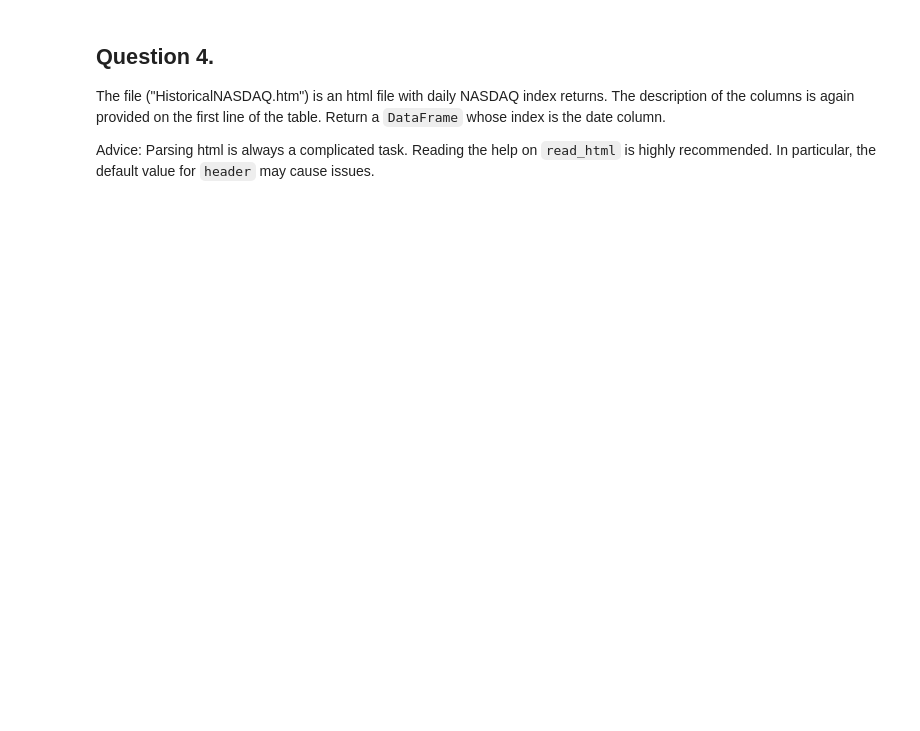
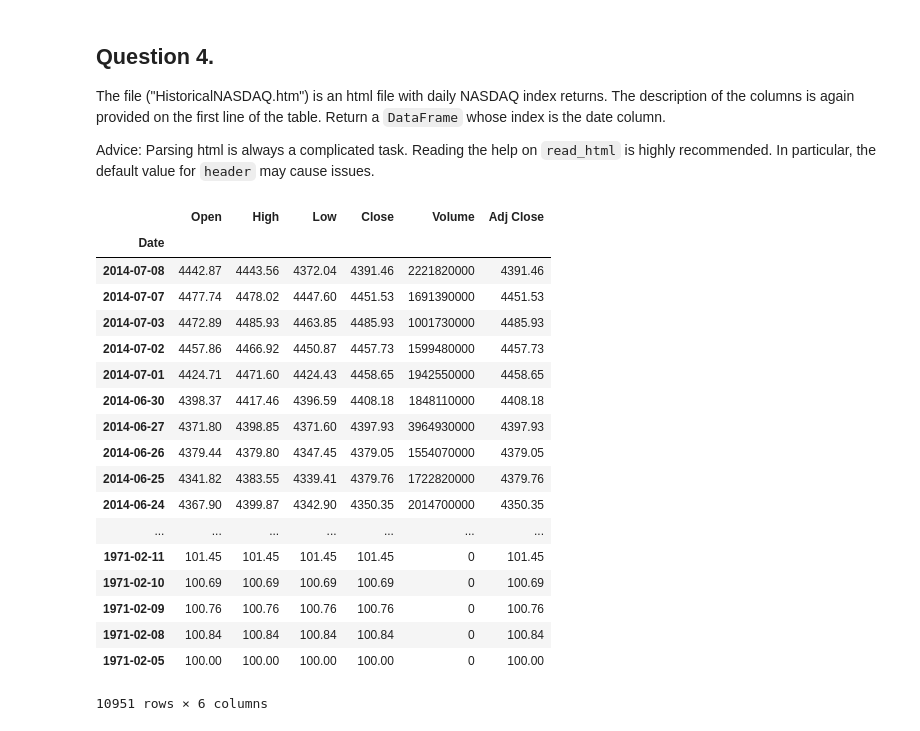
Before and after one commit to marikamurphy/pythonExercises1, a Jupyter notebook: pandas/io/io.ipynb, the cells around one changed output. Cells and saved outputs as stored; diff of their text form; code cells hidden in the pictures; blank space fills up the shorter version.

```diff
--- a/pandas/io/io.ipynb
+++ b/pandas/io/io.ipynb
@@ -140,4 +145,24 @@ Advice: Parsing html is always a complicated task. Reading the help on `read_htm
 pd.read_html?
 # %%
 import pandas as pd
-pd.read_html("HistoricalNASDAQ.htm",parse_dates=True,header=0,index_col=0)
+pd.read_html("HistoricalNASDAQ.htm",parse_dates=True,header=0,index_col=0)[0]
+# %% [output]
+|  | Open | High | Low | Close | Volume | Adj Close |
+| Date |  |  |  |  |  |  |
+| 2014-07-08 | 4442.87 | 4443.56 | 4372.04 | 4391.46 | 2221820000 | 4391.46 |
+| 2014-07-07 | 4477.74 | 4478.02 | 4447.60 | 4451.53 | 1691390000 | 4451.53 |
+| 2014-07-03 | 4472.89 | 4485.93 | 4463.85 | 4485.93 | 1001730000 | 4485.93 |
+| 2014-07-02 | 4457.86 | 4466.92 | 4450.87 | 4457.73 | 1599480000 | 4457.73 |
+| 2014-07-01 | 4424.71 | 4471.60 | 4424.43 | 4458.65 | 1942550000 | 4458.65 |
+| 2014-06-30 | 4398.37 | 4417.46 | 4396.59 | 4408.18 | 1848110000 | 4408.18 |
+| 2014-06-27 | 4371.80 | 4398.85 | 4371.60 | 4397.93 | 3964930000 | 4397.93 |
+| 2014-06-26 | 4379.44 | 4379.80 | 4347.45 | 4379.05 | 1554070000 | 4379.05 |
+| 2014-06-25 | 4341.82 | 4383.55 | 4339.41 | 4379.76 | 1722820000 | 4379.76 |
+| 2014-06-24 | 4367.90 | 4399.87 | 4342.90 | 4350.35 | 2014700000 | 4350.35 |
+| ... | ... | ... | ... | ... | ... | ... |
+| 1971-02-11 | 101.45 | 101.45 | 101.45 | 101.45 | 0 | 101.45 |
+| 1971-02-10 | 100.69 | 100.69 | 100.69 | 100.69 | 0 | 100.69 |
+| 1971-02-09 | 100.76 | 100.76 | 100.76 | 100.76 | 0 | 100.76 |
+| 1971-02-08 | 100.84 | 100.84 | 100.84 | 100.84 | 0 | 100.84 |
+| 1971-02-05 | 100.00 | 100.00 | 100.00 | 100.00 | 0 | 100.00 |
+10951 rows × 6 columns
```
Also changed, not shown: parts of 4 cells of this notebook.
